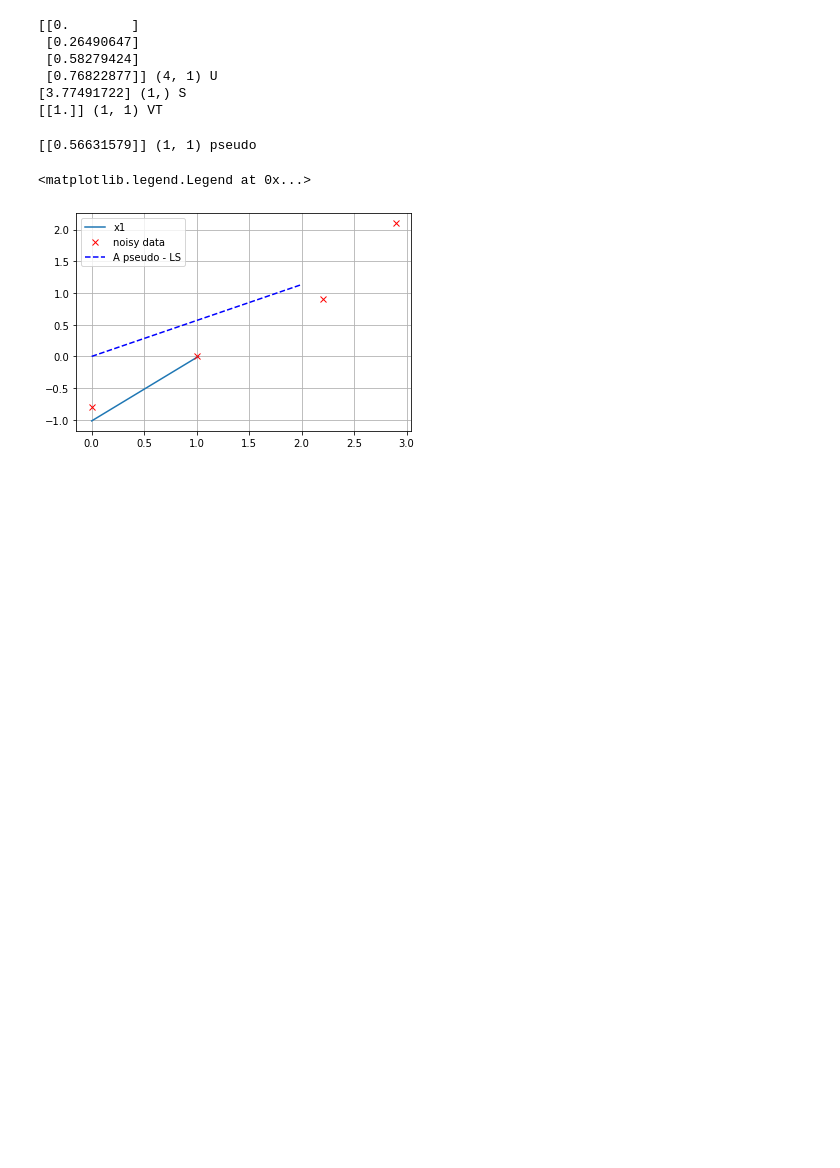
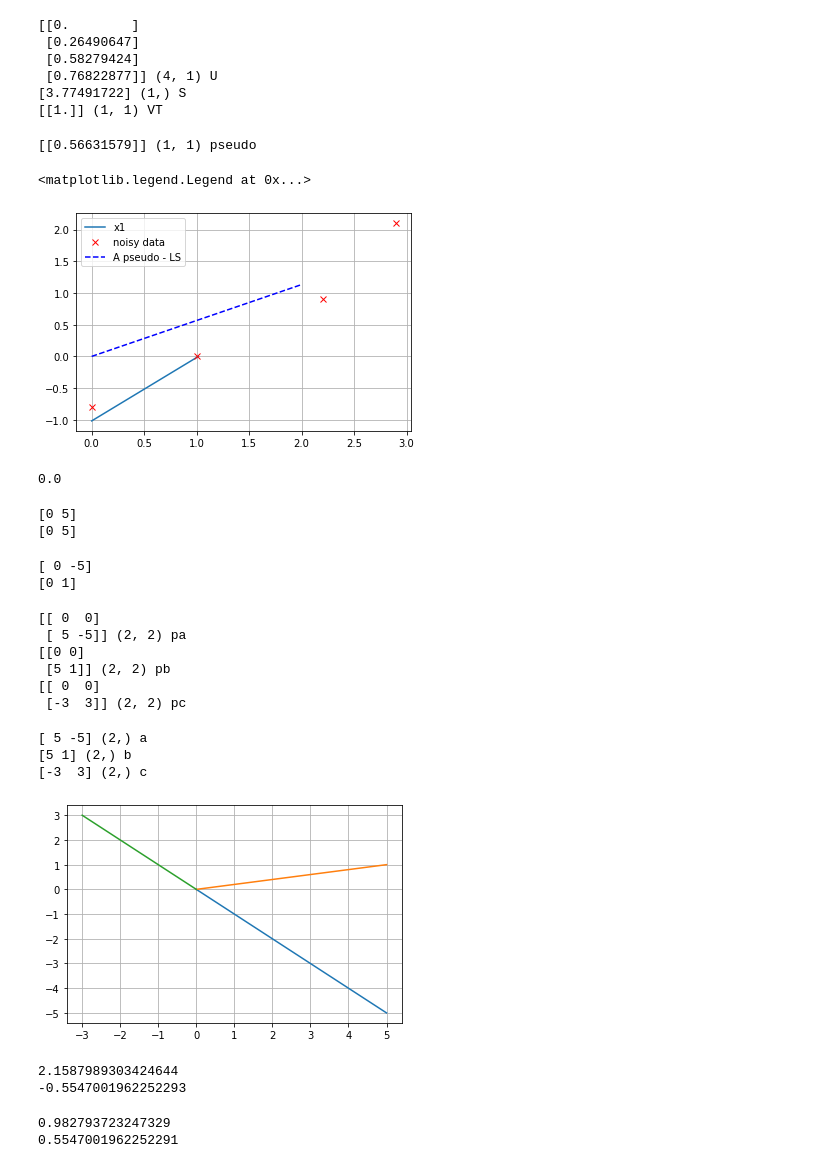
Before and after one commit to dparksports/singular-value-decomposition, a Jupyter notebook: linefitting.ipynb, the cells around one changed output. Drawn from its saved outputs; the diff is of its cells as text; code cells hidden in the pictures; blank space fills up the shorter version.

```diff
--- a/linefitting.ipynb
+++ b/linefitting.ipynb
@@ -97,3 +97,83 @@ plt.legend()
 # %% [output]
 <matplotlib.legend.Legend at 0x...>
 [figure]
+# %%
+np.arccos(np.cos(0))
+# %% [output]
+0.0
+# %%
+print(pa[:,0])
+print(pb[:,0])
+# %% [output]
+[0 5]
+[0 5]
+# %%
+print(pa[:,1])
+print(pb[:,1])
+# %% [output]
+[ 0 -5]
+[0 1]
+# %%
+pa = np.array([0,0,5,-5])
+pa = pa.reshape(2,-1)
+print(pa,pa.shape,'pa')
+
+pb= np.array([0,0,5,1])
+pb= pb.reshape(2,-1)
+print(pb,pb.shape,'pb')
+
+pc = np.array([0,0,-3,3])
+pc = pc.reshape(2,-1)
+print(pc,pc.shape,'pc')
+# %% [output]
+[[ 0  0]
+ [ 5 -5]] (2, 2) pa
+[[0 0]
+ [5 1]] (2, 2) pb
+[[ 0  0]
+ [-3  3]] (2, 2) pc
+# %%
+a = pa[1,:]
+a = a.reshape(-1)
+print(a,a.shape,'a')
+
+b = pb[1,:]
+b = b.reshape(-1)
+print(b,b.shape,'b')
+
+c = pc[1,:]
+c = c.reshape(-1)
+print(c,c.shape,'c')
+# %% [output]
+[ 5 -5] (2,) a
+[5 1] (2,) b
+[-3  3] (2,) c
+# %%
+import matplotlib.pyplot as plt
+
+plt.plot(pa[:,0],pa[:,1],label='a')
+plt.plot(pb[:,0],pb[:,1],label='b')
+plt.plot(pc[:,0],pc[:,1],label='c')
+plt.grid()
+# %% [output]
+[figure, added]
+# %%
+dot = np.dot(b,c)
+arccos = np.dot(b,c) / (np.linalg.norm(b) * np.linalg.norm(c))
+theta = np.arccos(arccos)
+# print(dot)
+print(theta)
+print(np.cos(theta))
+# %% [output]
+2.1587989303424644
+-0.5547001962252293
+# %%
+dot = np.dot(a,b)
+arccos = np.dot(a,b) / (np.linalg.norm(a) * np.linalg.norm(b))
+theta = np.arccos(arccos)
+# print(dot)
+print(theta)
+print(np.cos(theta))
+# %% [output]
+0.982793723247329
+0.5547001962252291
```
Also changed, not shown: parts of 3 cells of this notebook.
